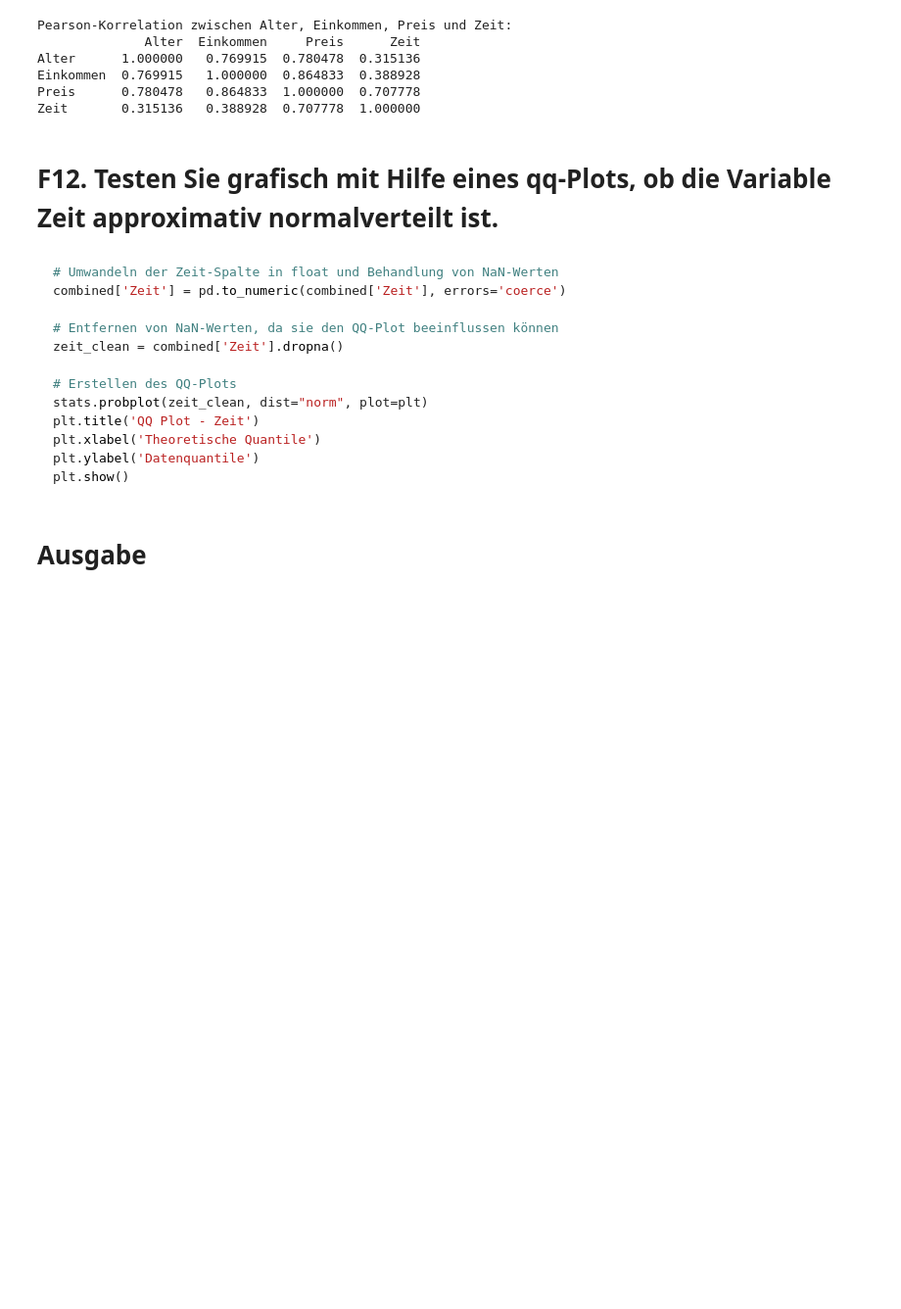
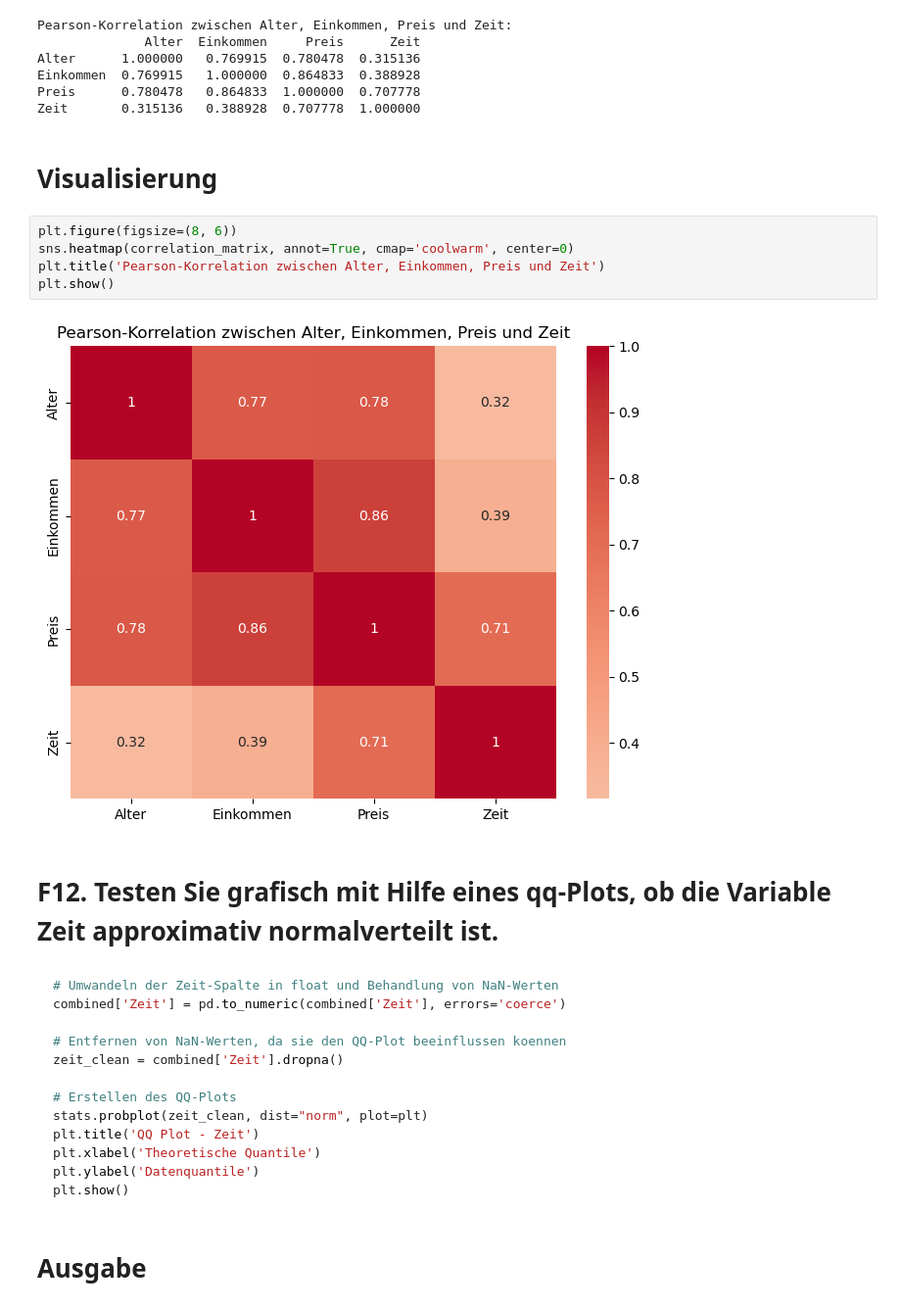
Before and after one commit to FlorinAlexeHWR/final_projectSS24_Group5, a Jupyter notebook: presentation.ipynb, the cells around one changed output. Shown at 98% size. Cells and saved outputs as stored; diff of their text form; blank space fills up the shorter version.

```diff
--- a/presentation.ipynb
+++ b/presentation.ipynb
@@ -1278,6 +1306,15 @@ Alter      1.000000   0.769915  0.780478  0.315136
 Einkommen  0.769915   1.000000  0.864833  0.388928
 Preis      0.780478   0.864833  1.000000  0.707778
 Zeit       0.315136   0.388928  0.707778  1.000000
+# %% [markdown]
+# Visualisierung
+# %%
+plt.figure(figsize=(8, 6))
+sns.heatmap(correlation_matrix, annot=True, cmap='coolwarm', center=0)
+plt.title('Pearson-Korrelation zwischen Alter, Einkommen, Preis und Zeit')
+plt.show()
+# %% [output]
+[figure, added]
 # %% [markdown]
 # F12. Testen Sie grafisch mit Hilfe eines qq-Plots, ob die Variable Zeit approximativ normalverteilt ist.
 # %% [markdown]
@@ -1285,7 +1322,7 @@ Zeit       0.315136   0.388928  0.707778  1.000000
 # Umwandeln der Zeit-Spalte in float und Behandlung von NaN-Werten
 combined['Zeit'] = pd.to_numeric(combined['Zeit'], errors='coerce')
 
-# Entfernen von NaN-Werten, da sie den QQ-Plot beeinflussen können
+# Entfernen von NaN-Werten, da sie den QQ-Plot beeinflussen koennen
 zeit_clean = combined['Zeit'].dropna()
 
 # Erstellen des QQ-Plots
```
Also changed, not shown: parts of 47 cells of this notebook, 1 other file.
